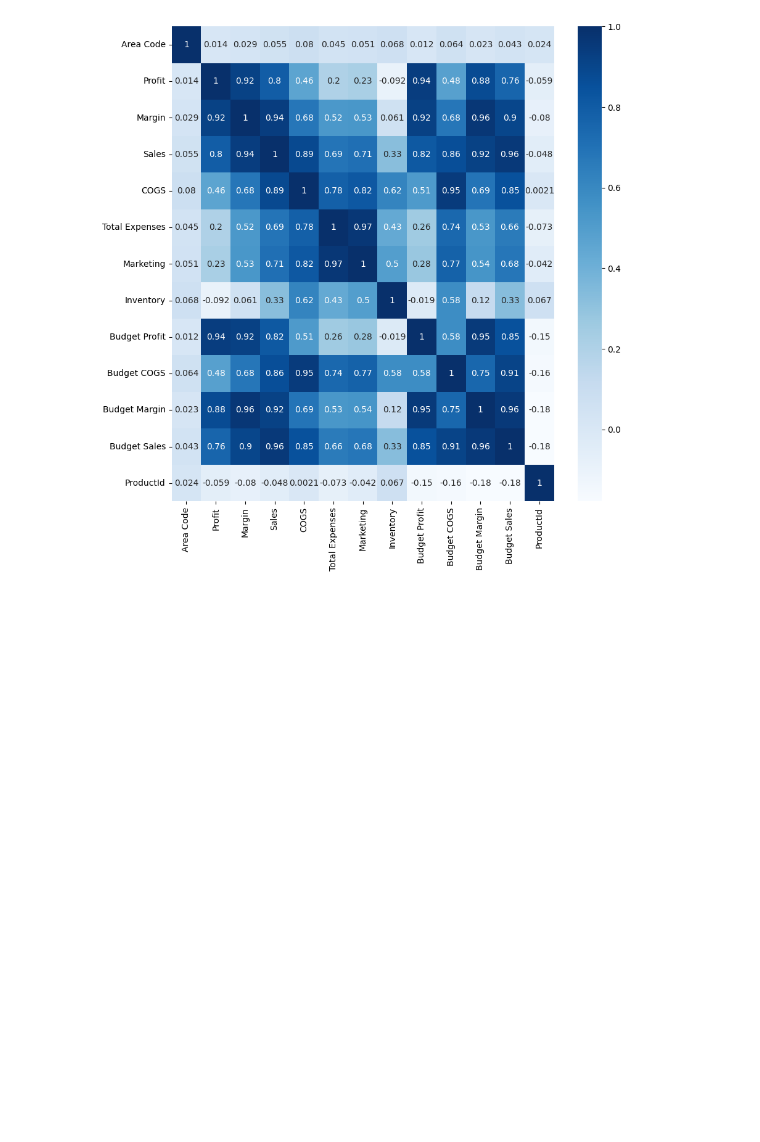
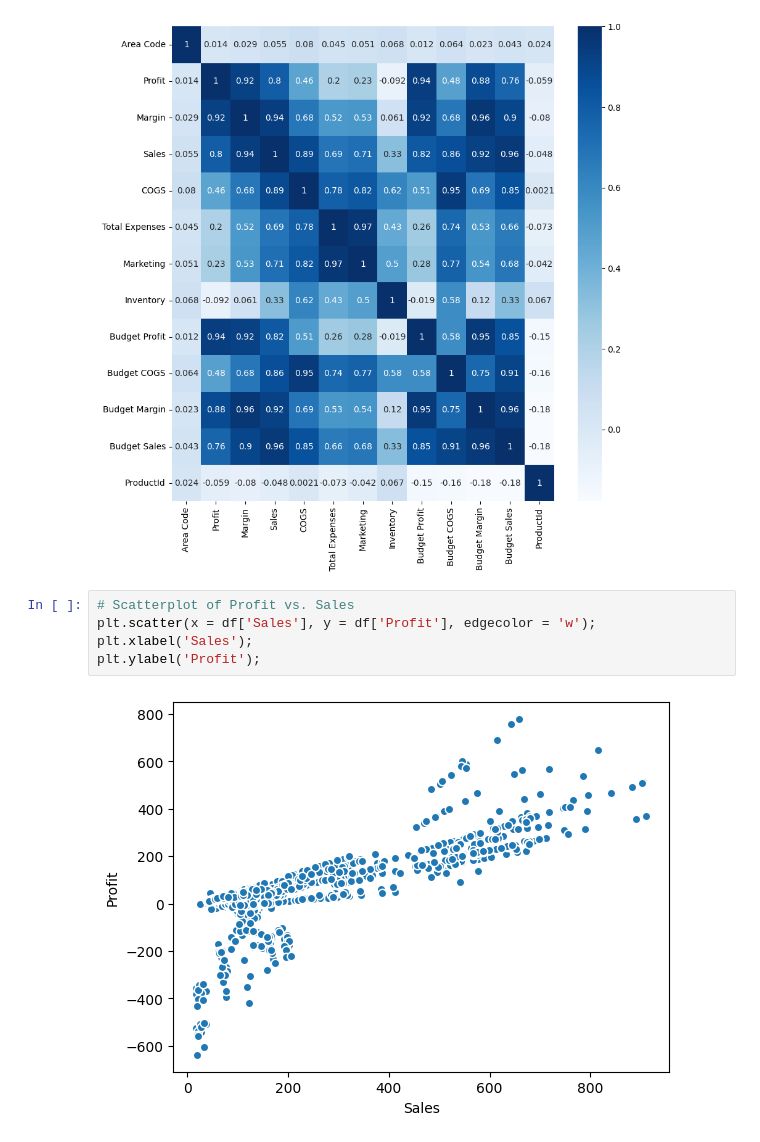
Before and after one commit to mvince33/us_stores_sales, a Jupyter notebook: us_stores_sales.ipynb, the cells around one changed output. Saved outputs shown, nothing was run; the diff lists cells and outputs as text; blank space fills up the shorter version.

```diff
--- a/us_stores_sales.ipynb
+++ b/us_stores_sales.ipynb
@@ -128,3 +128,10 @@ plt.figure(figsize = (10, 10));
 sns.heatmap(corr, annot = True, cmap = 'Blues');
 # %% [output]
 [figure]
+# %%
+# Scatterplot of Profit vs. Sales
+plt.scatter(x = df['Sales'], y = df['Profit'], edgecolor = 'w');
+plt.xlabel('Sales');
+plt.ylabel('Profit');
+# %% [output]
+[figure, added]
```
Also changed, not shown: parts of 3 cells of this notebook.
